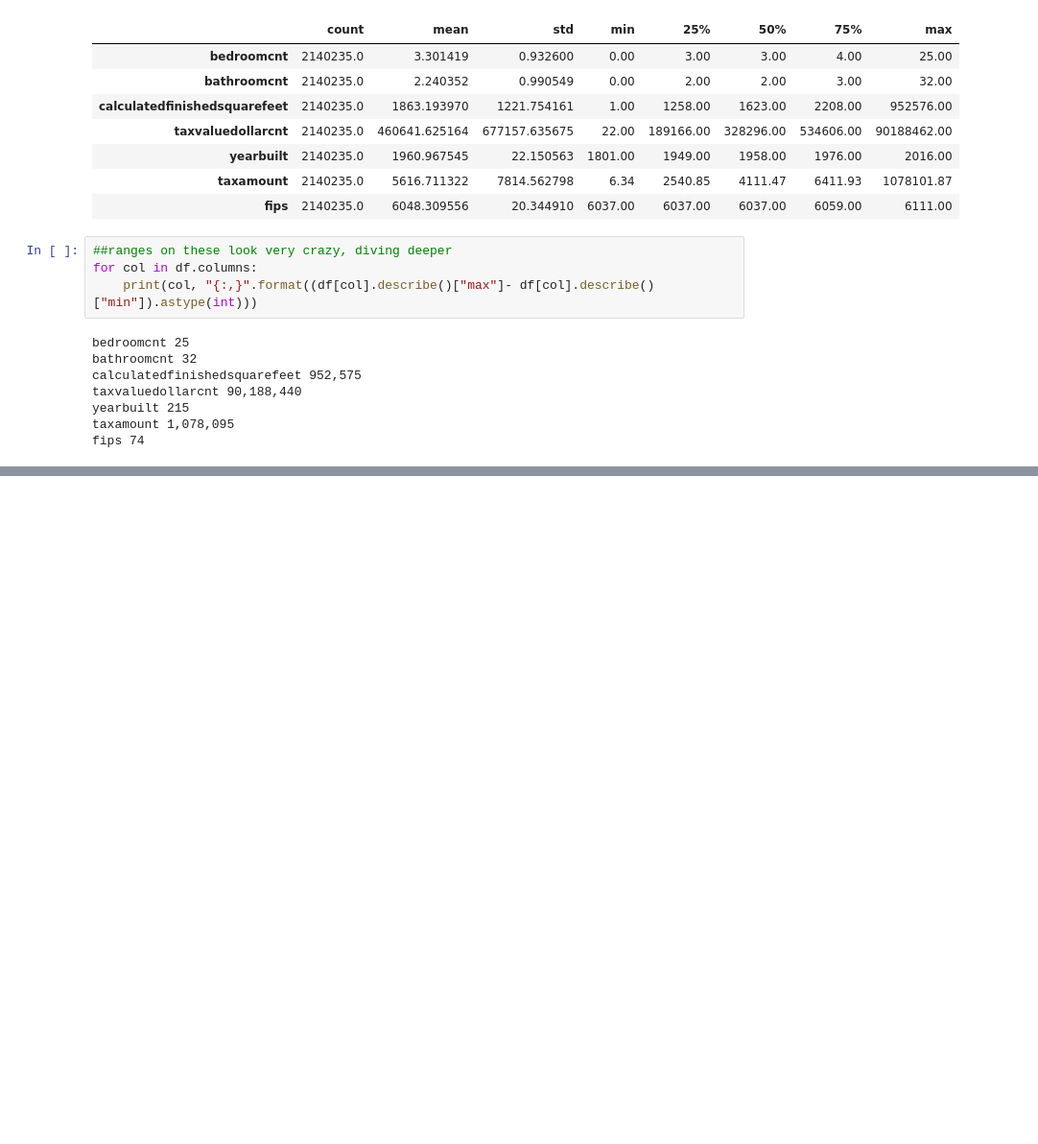
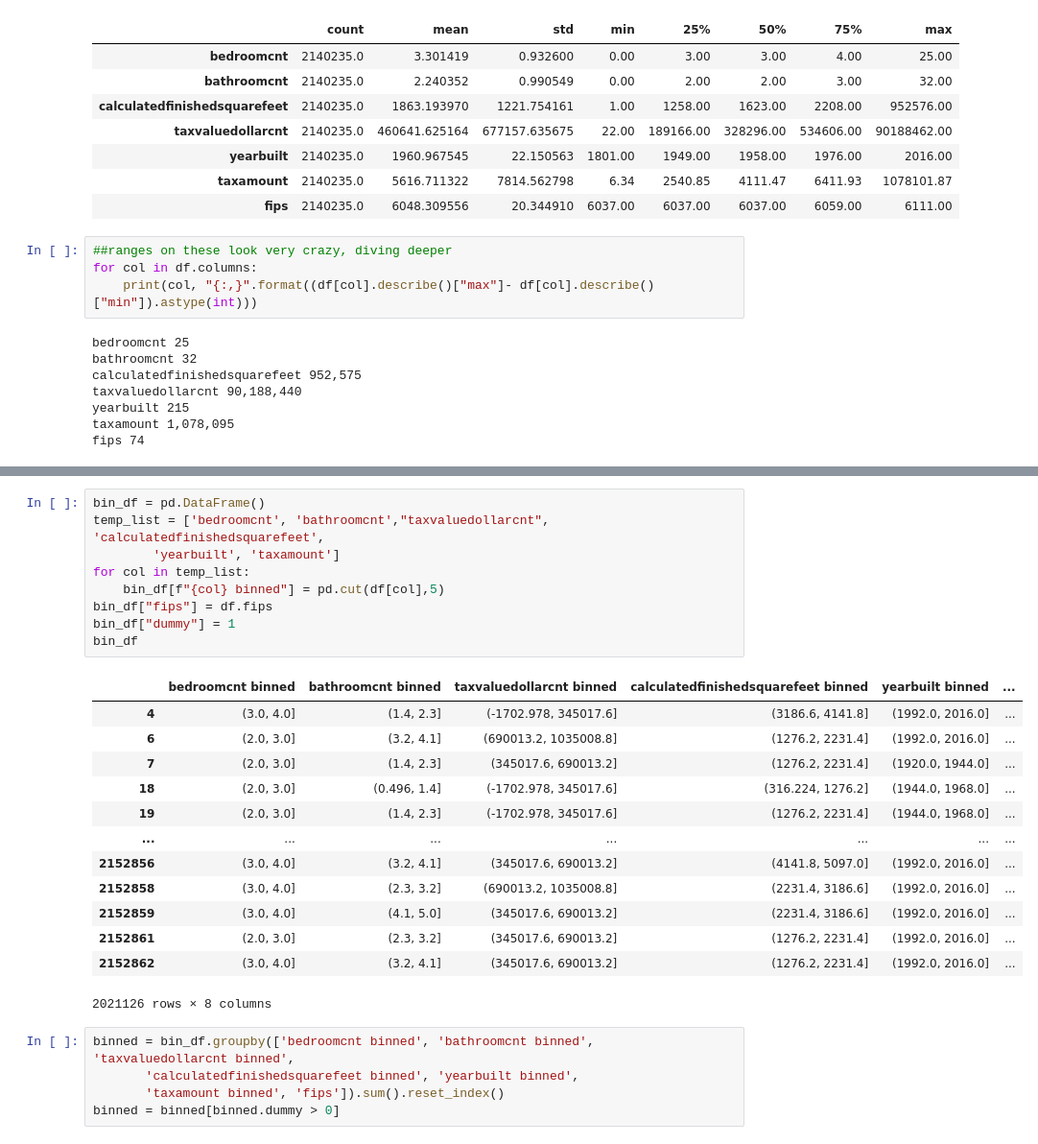
Before and after one commit to geary-shenck/regression-exercises, a Jupyter notebook: wrangle_zillow.ipynb, the cells around one changed output, grey strips where cells are left out. Shown at 96% size. Saved outputs shown, nothing was run; the diff lists cells and outputs as text; blank space fills up the shorter version.

```diff
--- a/wrangle_zillow.ipynb
+++ b/wrangle_zillow.ipynb
@@ -188,0 +225,28 @@ df.groupby(["bedroomcnt","bathroomcnt"]).agg("mean")
+# %%
+bin_df = pd.DataFrame()
+temp_list = ['bedroomcnt', 'bathroomcnt',"taxvaluedollarcnt", 'calculatedfinishedsquarefeet',
+        'yearbuilt', 'taxamount']
+for col in temp_list:
+    bin_df[f"{col} binned"] = pd.cut(df[col],5)
+bin_df["fips"] = df.fips
+bin_df["dummy"] = 1
+bin_df
+# %% [output]
+|  | bedroomcnt binned | bathroomcnt binned | taxvaluedollarcnt binned | calculatedfinishedsquarefeet binned | yearbuilt binned | ... |
+| 4 | (3.0, 4.0] | (1.4, 2.3] | (-1702.978, 345017.6] | (3186.6, 4141.8] | (1992.0, 2016.0] | ... |
+| 6 | (2.0, 3.0] | (3.2, 4.1] | (690013.2, 1035008.8] | (1276.2, 2231.4] | (1992.0, 2016.0] | ... |
+| 7 | (2.0, 3.0] | (1.4, 2.3] | (345017.6, 690013.2] | (1276.2, 2231.4] | (1920.0, 1944.0] | ... |
+| 18 | (2.0, 3.0] | (0.496, 1.4] | (-1702.978, 345017.6] | (316.224, 1276.2] | (1944.0, 1968.0] | ... |
+| 19 | (2.0, 3.0] | (1.4, 2.3] | (-1702.978, 345017.6] | (1276.2, 2231.4] | (1944.0, 1968.0] | ... |
+| ... | ... | ... | ... | ... | ... | ... |
+| 2152856 | (3.0, 4.0] | (3.2, 4.1] | (345017.6, 690013.2] | (4141.8, 5097.0] | (1992.0, 2016.0] | ... |
+| 2152858 | (3.0, 4.0] | (2.3, 3.2] | (690013.2, 1035008.8] | (2231.4, 3186.6] | (1992.0, 2016.0] | ... |
+| 2152859 | (3.0, 4.0] | (4.1, 5.0] | (345017.6, 690013.2] | (2231.4, 3186.6] | (1992.0, 2016.0] | ... |
+| 2152861 | (2.0, 3.0] | (2.3, 3.2] | (345017.6, 690013.2] | (1276.2, 2231.4] | (1992.0, 2016.0] | ... |
+| 2152862 | (3.0, 4.0] | (3.2, 4.1] | (345017.6, 690013.2] | (1276.2, 2231.4] | (1992.0, 2016.0] | ... |
+2021126 rows × 8 columns
+# %%
+binned = bin_df.groupby(['bedroomcnt binned', 'bathroomcnt binned', 'taxvaluedollarcnt binned',
+       'calculatedfinishedsquarefeet binned', 'yearbuilt binned',
+       'taxamount binned', 'fips']).sum().reset_index()
+binned = binned[binned.dummy > 0]
```
Also changed, not shown: parts of 7 cells of this notebook.
